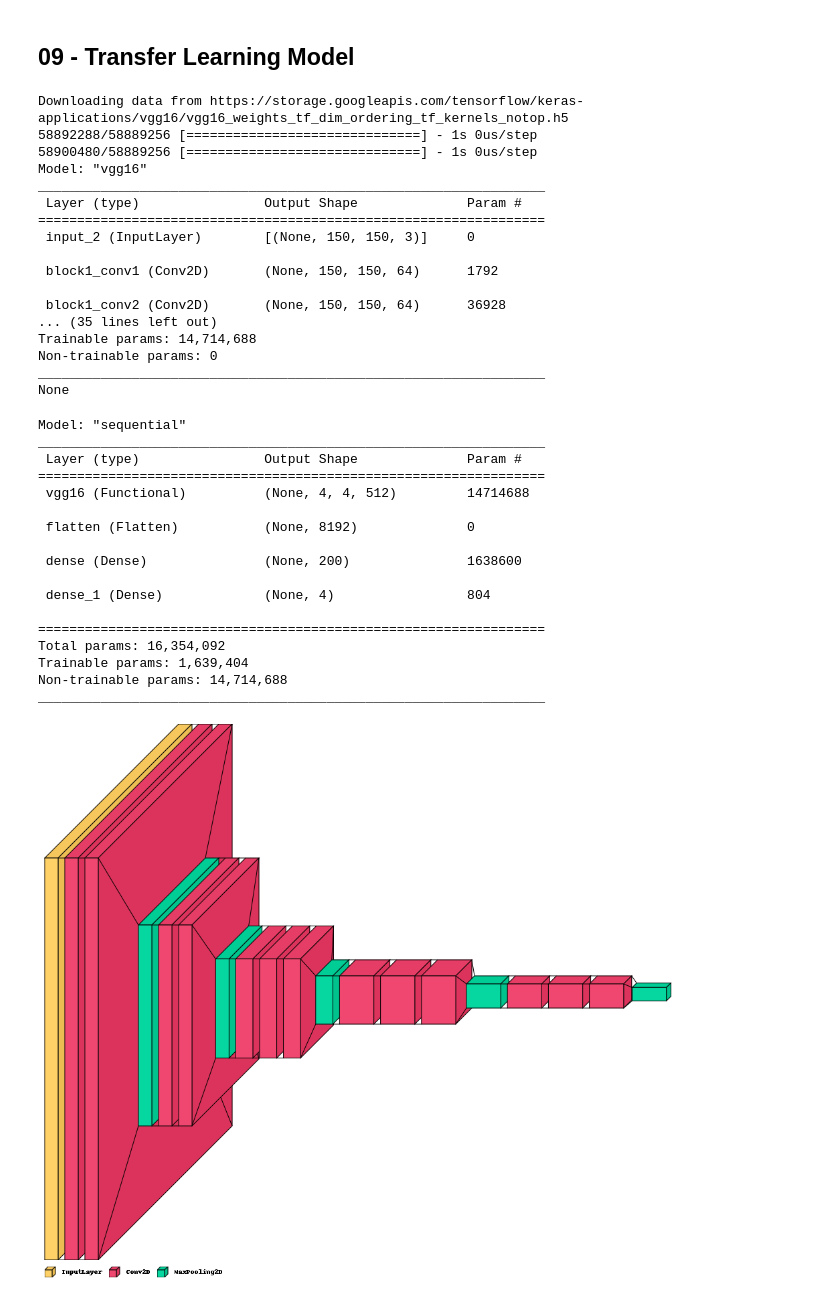
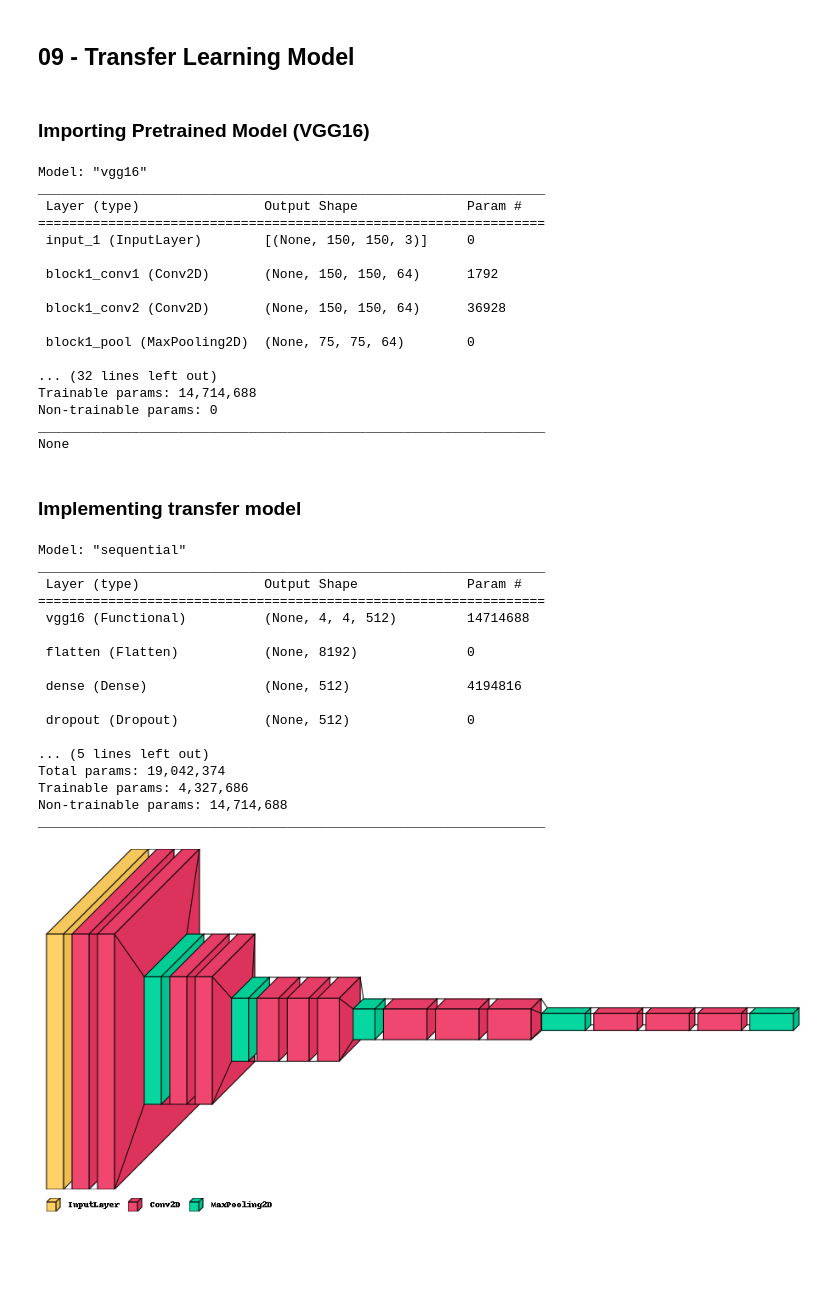
Before and after one commit to urvog/weatherclassification, a Jupyter notebook: WeatherClassification.ipynb, the cells around one changed output. Drawn from its saved outputs; the diff is of its cells as text; code cells hidden in the pictures; blank space fills up the shorter version.

```diff
--- a/WeatherClassification.ipynb
+++ b/WeatherClassification.ipynb
@@ -549,29 +617,34 @@ plot_predictions(model2)
 # %% [markdown]
 ## 09 - Transfer Learning Model
+# %% [markdown]
+### Importing Pretrained Model (VGG16)
 # %%
+#importing VGG16 model, weights and freeze
 from tensorflow.keras.applications import VGG16
-vgg_base = VGG16(weights='imagenet',    # use weights for ImageNet
+vgg16_base = VGG16(weights='imagenet',    # use weights for ImageNet
                  include_top=False,     # drop the Dense layers!
                  input_shape=(IMAGE_SIZE, IMAGE_SIZE, 3))
 print(vgg16_base.summary())
 # %% [output]
-Downloading data from https://storage.googleapis.com/tensorflow/keras-applications/vgg16/vgg16_weights_tf_dim_ordering_tf_kernels_notop.h5
-58892288/58889256 [==============================] - 1s 0us/step
-58900480/58889256 [==============================] - 1s 0us/step
 Model: "vgg16"
 _________________________________________________________________
  Layer (type)                Output Shape              Param #
 =================================================================
- input_2 (InputLayer)        [(None, 150, 150, 3)]     0
+ input_1 (InputLayer)        [(None, 150, 150, 3)]     0
 
  block1_conv1 (Conv2D)       (None, 150, 150, 64)      1792
 
  block1_conv2 (Conv2D)       (None, 150, 150, 64)      36928
-... (35 lines left out)
+
+ block1_pool (MaxPooling2D)  (None, 75, 75, 64)        0
+
+... (32 lines left out)
 Trainable params: 14,714,688
 Non-trainable params: 0
 _________________________________________________________________
 None
+# %% [markdown]
+### Implementing transfer model
 # %%
 keras.backend.clear_session() #clear model numbers
 
@@ -583,8 +656,10 @@ model_t = tf.keras.models.Sequential([
         vgg16_base,
         # here is our custom prediction layer (same as before)
         keras.layers.Flatten(),
-        keras.layers.Dense(200, activation='relu'),
-        keras.layers.Dense(4, activation='softmax')
+        keras.layers.Dense(512, activation='relu'),
+        keras.layers.Dropout(0.5),
+        keras.layers.Dense(256, activation='relu'),
+        keras.layers.Dense(6, activation='softmax')
     ])
 
 model_t.compile(optimizer='adam',
@@ -601,17 +676,17 @@ _________________________________________________________________
 
  flatten (Flatten)           (None, 8192)              0
 
- dense (Dense)               (None, 200)               1638600
+ dense (Dense)               (None, 512)               4194816
 
- dense_1 (Dense)             (None, 4)                 804
+ dropout (Dropout)           (None, 512)               0
 
-=================================================================
-Total params: 16,354,092
-Trainable params: 1,639,404
+... (5 lines left out)
+Total params: 19,042,374
+Trainable params: 4,327,686
 Non-trainable params: 14,714,688
 _________________________________________________________________
 # %%
-visualkeras.layered_view(vgg16_base).show() # display using your system viewer
-visualkeras.layered_view(vgg16, legend=True,scale_xy=2)
+visualkeras.layered_view(vgg16_base).show() # display vgg16 model architecture
+visualkeras.layered_view(vgg16_base, legend=True,scale_xy=2)
 # %% [output]
-[figure, old version]
+[figure, new version]
```
Also changed, not shown: parts of 47 cells of this notebook.
